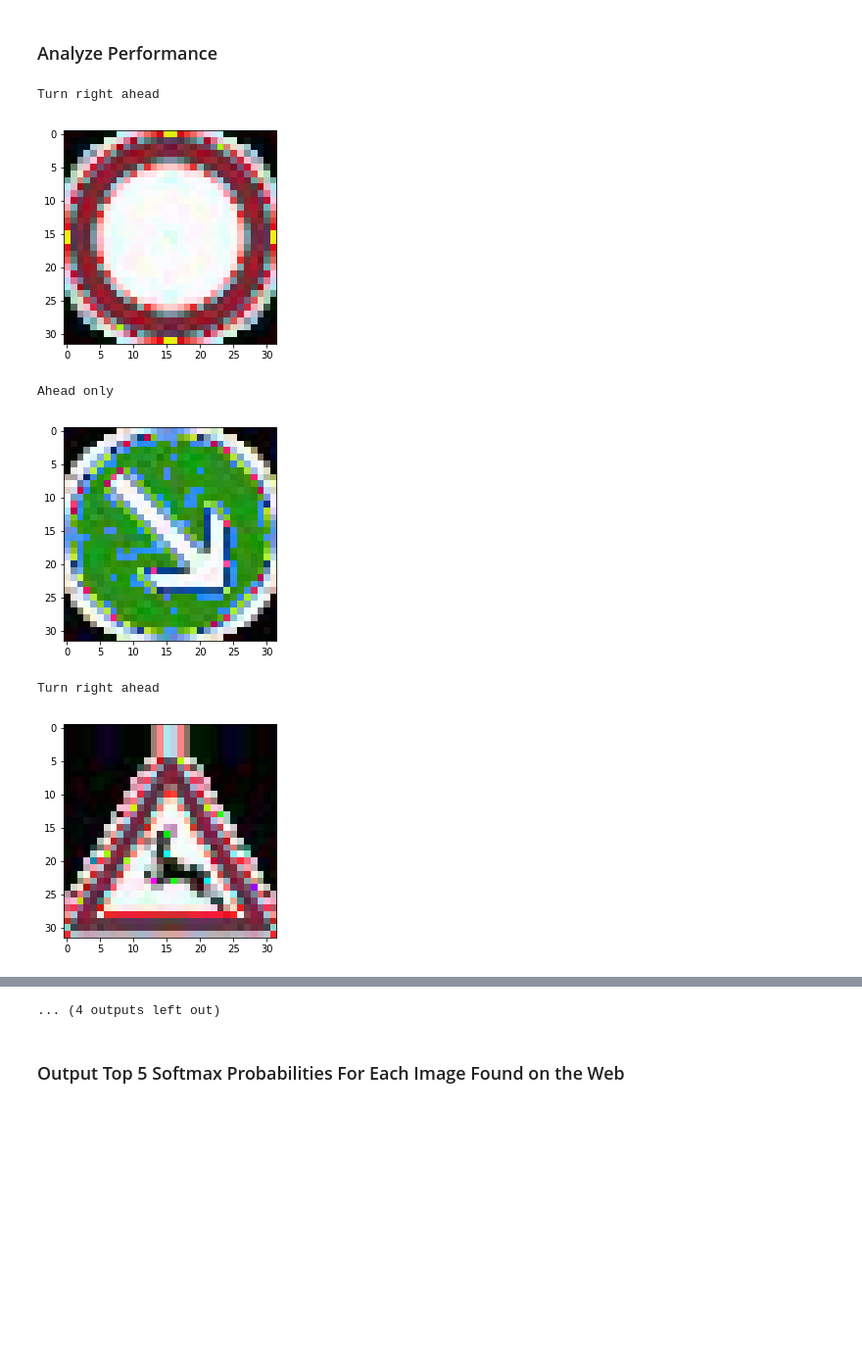
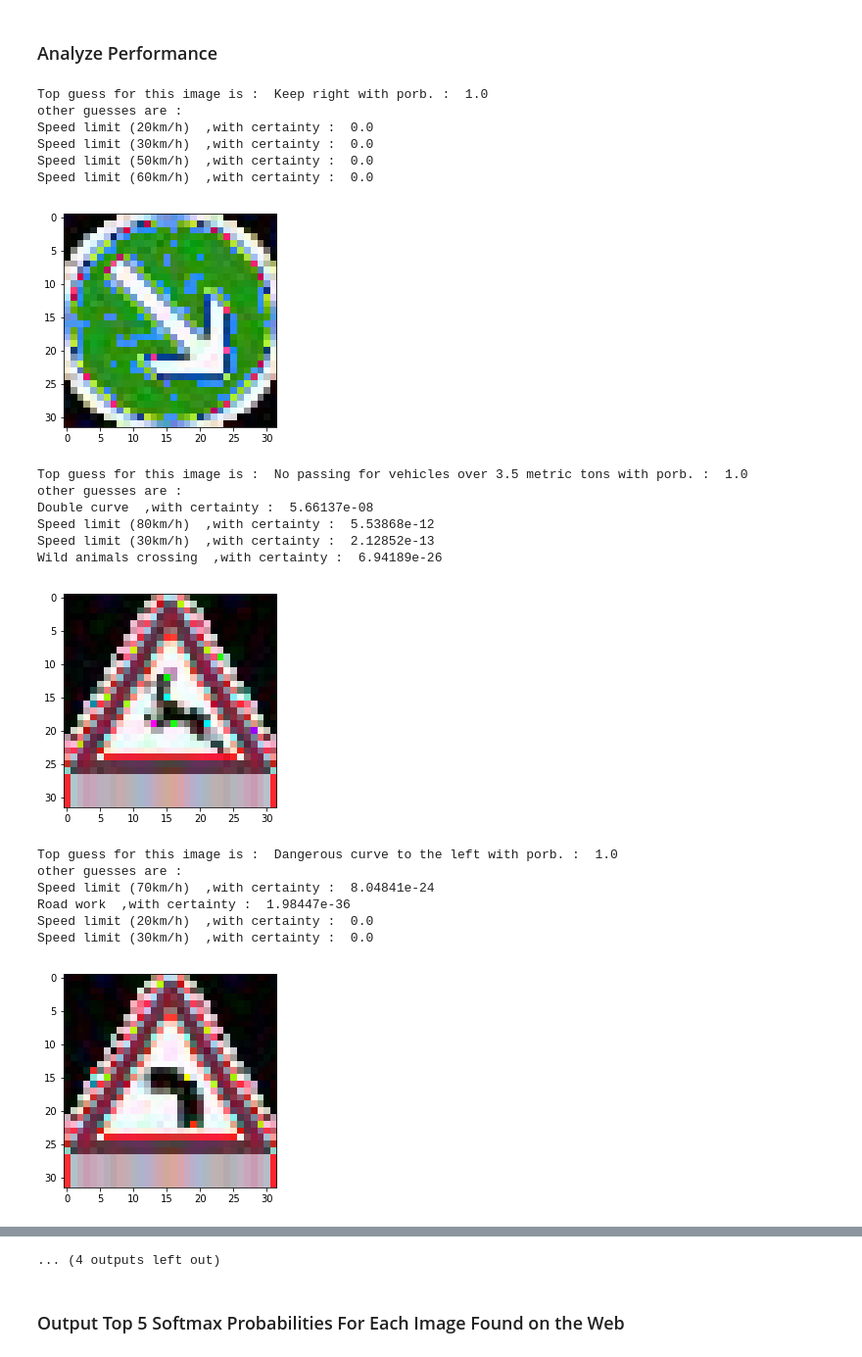
Before and after one commit to Fadi88/CarND-Traffic-Sign-Classifier-Project, a Jupyter notebook: Traffic_Sign_Classifier.ipynb, the cells around one changed output, grey strips where cells are left out. Shown at 98% size. Saved outputs shown, nothing was run; the diff lists cells and outputs as text; code cells hidden in the pictures; blank space fills up the shorter version.

Commit message:
adding final version after doing fixes and adding the top results for the iages imported from the internet

```diff
--- a/Traffic_Sign_Classifier.ipynb
+++ b/Traffic_Sign_Classifier.ipynb
@@ -178,7 +175,7 @@ from tensorflow.contrib.layers import flatten
 EPOCHS = 50
 BATCH_SIZE = 64
 
-def LeNet(x):
+def LeNet_modified(x):
     # Arguments used for tf.truncated_normal, randomly defines variables for the weights and biases for each layer
     mu = 0
     sigma = 0.1
@@ -218,7 +215,7 @@ def LeNet(x):
     # TODO: Activation.
     fc_1_a = tf.nn.relu(fc_1_z)
 
-    # TODO: Layer 4: Fully Connected. Input = 400. Output = 200.
+    # TODO: Layer 4: Fully Connected. Input = 600. Output = 250.
     fc_2_w = tf.Variable(tf.truncated_normal([600 , 250 ]  , mean = mu, stddev = sigma))
     fc_2_b = tf.Variable(tf.truncated_normal(   [250]      , mean = mu, stddev = sigma))
 
@@ -227,7 +224,7 @@ def LeNet(x):
     # TODO: Activation.
     fc_2_a = tf.nn.relu(fc_2_z)
 
-    # TODO: Layer 5: Fully Connected. Input = 200. Output = 43.
+    # TODO: Layer 5: Fully Connected. Input = 250. Output = 43.
     fc_3_w = tf.Variable(tf.truncated_normal( [250 , 43 ]   , mean = mu, stddev = sigma))
     fc_3_b = tf.Variable(tf.truncated_normal(    [43]      , mean = mu, stddev = sigma))
 
@@ -252,7 +249,7 @@ one_hot_y = tf.one_hot(y, 43)
 # %%
 rate = 0.001
 
-logits , convnet_output  = LeNet(x)
+logits , convnet_output  = LeNet_modified(x)
 cross_entropy = tf.nn.softmax_cross_entropy_with_logits(labels=one_hot_y, logits=logits)
 loss_operation = tf.reduce_mean(cross_entropy)
 optimizer = tf.train.AdamOptimizer(learning_rate = rate)
@@ -353,7 +341,7 @@ data_set = []
 for img_file in os.listdir('./tests'):
     if 'jpg' in img_file:
         img_obj = misc.imread('./tests/' + img_file)
-        img_obj = np.pad(img_obj , (( 32 - img_obj.shape[0] , 0) , (0,0) , (0,0)) , 'edge')
+        img_obj = np.pad(img_obj , (( 0 , 32 - img_obj.shape[0]) , (0,0) , (0,0)) , 'edge')
         data_set.append(preprocess_image(img_obj))
 # %% [output]
 `imread` is deprecated in SciPy 1.0.0, and will be removed in 1.2.0.
@@ -367,21 +355,42 @@ Use ``imageio.imread`` instead.
 ### Feel free to use as many code cells as needed.
 test_prob_list = []
 with tf.Session() as sess:
-    sess.run(tf.global_variables_initializer())
-    softmax_test = sess.run(logits , {x : data_set})
+    saver.restore(sess, tf.train.latest_checkpoint('.'))
+    softmax_test = sess.run(tf.nn.softmax(logits) , {x : data_set})
 # %% [markdown]
 ### Analyze Performance
 # %%
 ### Calculate the accuracy for these 5 new images.
 ### For example, if the model predicted 1 out of 5 signs correctly, it's 20% accurate on these new images.
+sess = tf.Session()
+
 for img,result in zip(data_set , softmax_test):
-    print(signs_map[str(result.argmax())])
+    print('Top guess for this image is : ' , signs_map[str(result.argmax())] , 'with porb. : ' , result[result.argmax()] )
+    top_struct = sess.run(tf.nn.top_k(tf.constant(result) , k=5))
+    print('other guesses are :')
+    for i in range(1,5):
+        print(signs_map[str(top_struct.indices[i])] , ' ,with certainty : ' , top_struct.values[i])
     plt.imshow(img)
     plt.show()
 # %% [output]
-Turn right ahead
+Top guess for this image is :  Keep right with porb. :  1.0
+other guesses are :
+Speed limit (20km/h)  ,with certainty :  0.0
+Speed limit (30km/h)  ,with certainty :  0.0
+Speed limit (50km/h)  ,with certainty :  0.0
+Speed limit (60km/h)  ,with certainty :  0.0
-[figure, old version]
+[figure, new version]
-Ahead only
+Top guess for this image is :  No passing for vehicles over 3.5 metric tons with porb. :  1.0
+other guesses are :
+Double curve  ,with certainty :  5.66137e-08
+Speed limit (80km/h)  ,with certainty :  5.53868e-12
+Speed limit (30km/h)  ,with certainty :  2.12852e-13
+Wild animals crossing  ,with certainty :  6.94189e-26
-[figure, old version]
+[figure, new version]
-Turn right ahead
+Top guess for this image is :  Dangerous curve to the left with porb. :  1.0
+other guesses are :
+Speed limit (70km/h)  ,with certainty :  8.04841e-24
+Road work  ,with certainty :  1.98447e-36
+Speed limit (20km/h)  ,with certainty :  0.0
+Speed limit (30km/h)  ,with certainty :  0.0
-[figure, old version]
+[figure, new version]
```
Also changed, not shown: parts of 6 cells of this notebook, 1 other file.
